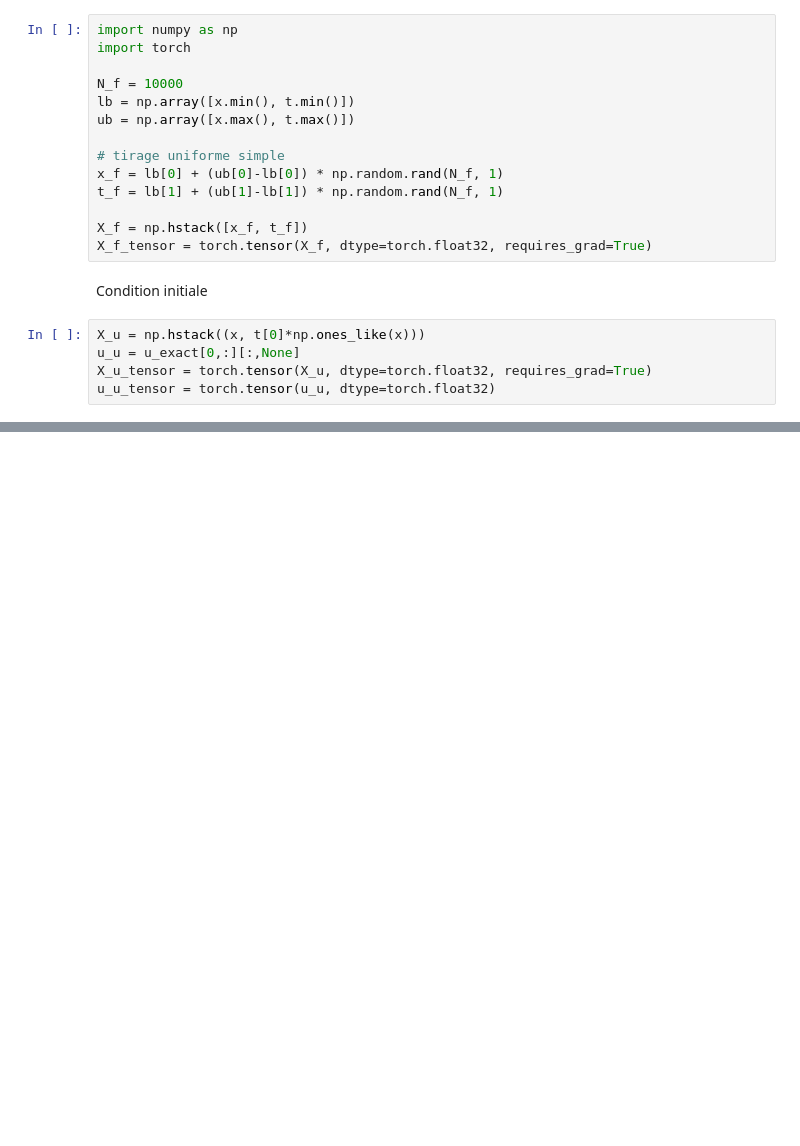
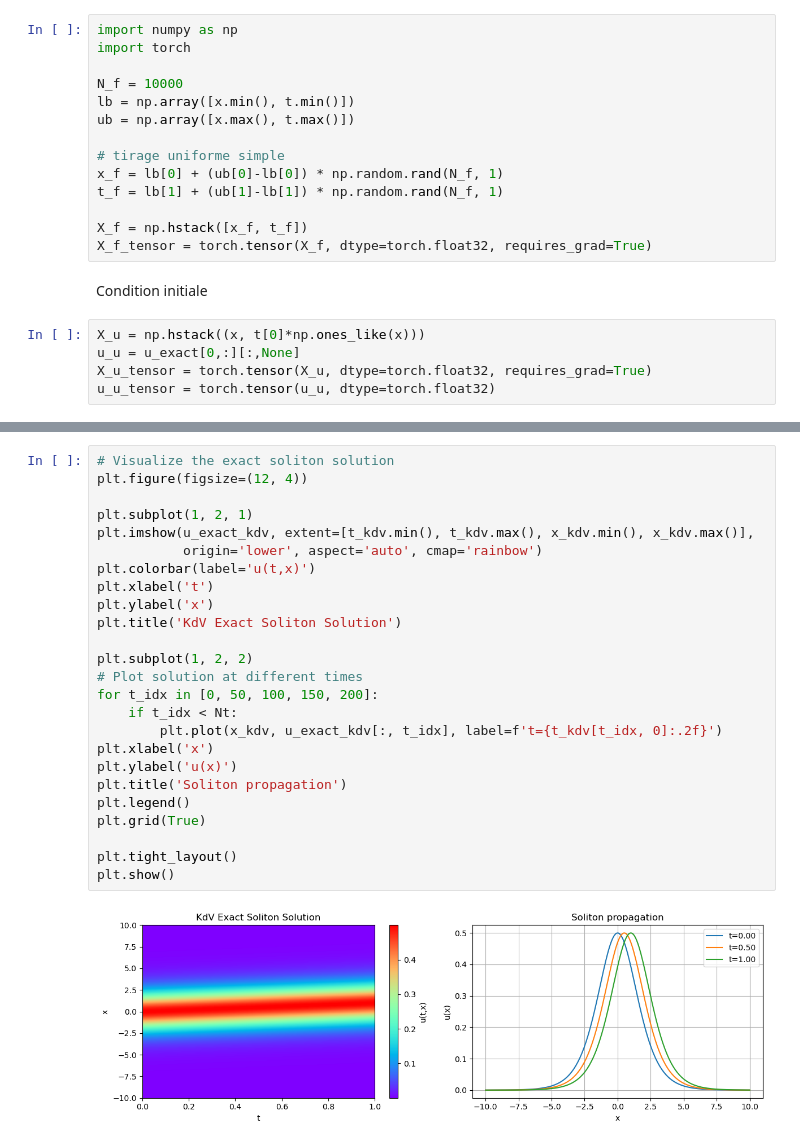
Before and after one commit to ayoub-dhibi-ENSL/pinn_review, a Jupyter notebook: notes.ipynb, the cells around one changed output, grey strips where cells are left out. Drawn from its saved outputs; the diff is of its cells as text; blank space fills up the shorter version.

```diff
--- a/notes.ipynb
+++ b/notes.ipynb
@@ -471,0 +578,27 @@ plt.show()
+# %%
+# Visualize the exact soliton solution
+plt.figure(figsize=(12, 4))
+
+plt.subplot(1, 2, 1)
+plt.imshow(u_exact_kdv, extent=[t_kdv.min(), t_kdv.max(), x_kdv.min(), x_kdv.max()],
+           origin='lower', aspect='auto', cmap='rainbow')
+plt.colorbar(label='u(t,x)')
+plt.xlabel('t')
+plt.ylabel('x')
+plt.title('KdV Exact Soliton Solution')
+
+plt.subplot(1, 2, 2)
+# Plot solution at different times
+for t_idx in [0, 50, 100, 150, 200]:
+    if t_idx < Nt:
+        plt.plot(x_kdv, u_exact_kdv[:, t_idx], label=f't={t_kdv[t_idx, 0]:.2f}')
+plt.xlabel('x')
+plt.ylabel('u(x)')
+plt.title('Soliton propagation')
+plt.legend()
+plt.grid(True)
+
+plt.tight_layout()
+plt.show()
+# %% [output]
+[figure, added]
```
Also changed, not shown: parts of 26 cells of this notebook.
